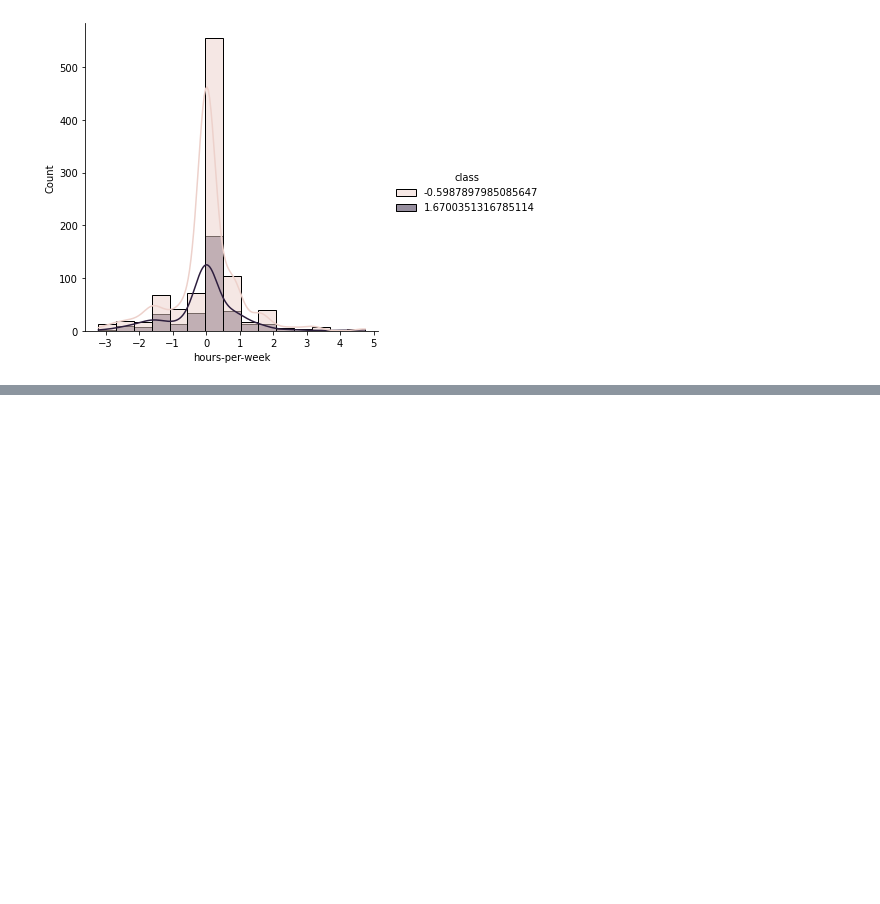
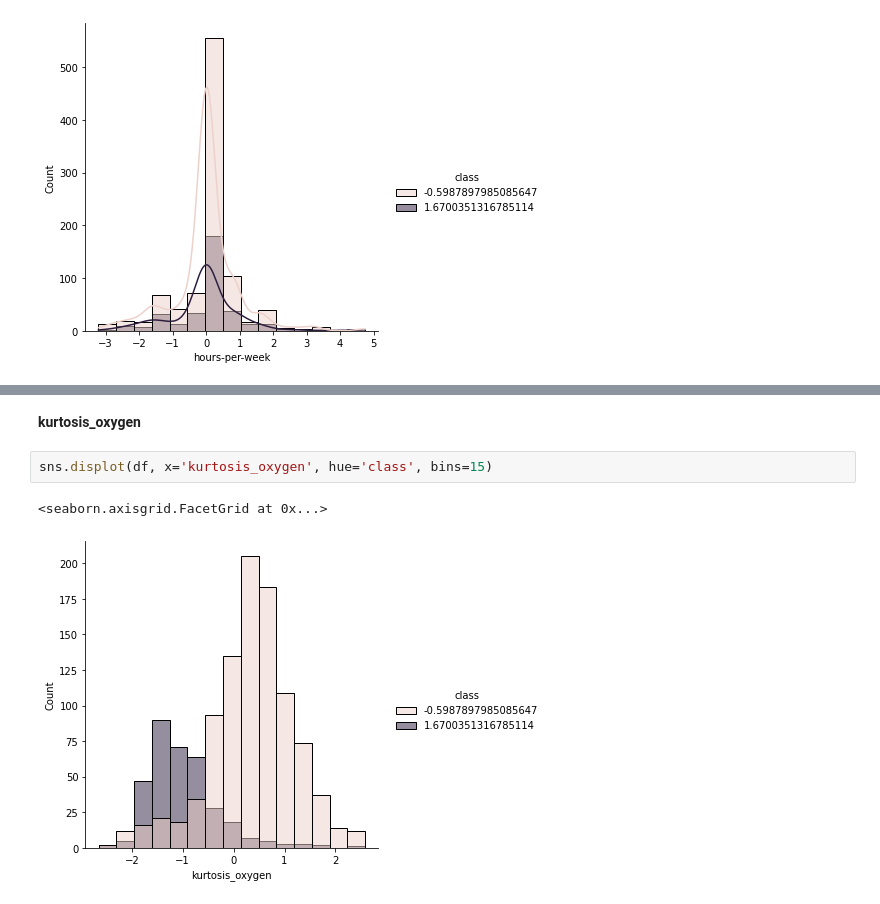
Before and after one commit to Marian-N/IAU, a Jupyter notebook: Predspracovanie.ipynb, the cells around one changed output, grey strips where cells are left out. Cells and saved outputs as stored; diff of their text form; blank space fills up the shorter version.

```diff
--- a/Predspracovanie.ipynb
+++ b/Predspracovanie.ipynb
@@ -604,0 +625,7 @@ Povodny je blizsie k normalnemu rozdeleniu.
+# %% [markdown]
+**kurtosis_oxygen**
+# %%
+sns.displot(df, x='kurtosis_oxygen', hue='class', bins=15)
+# %% [output]
+<seaborn.axisgrid.FacetGrid at 0x...>
+[figure, added]
```
Also changed, not shown: parts of 27 cells of this notebook, 1 other file.
